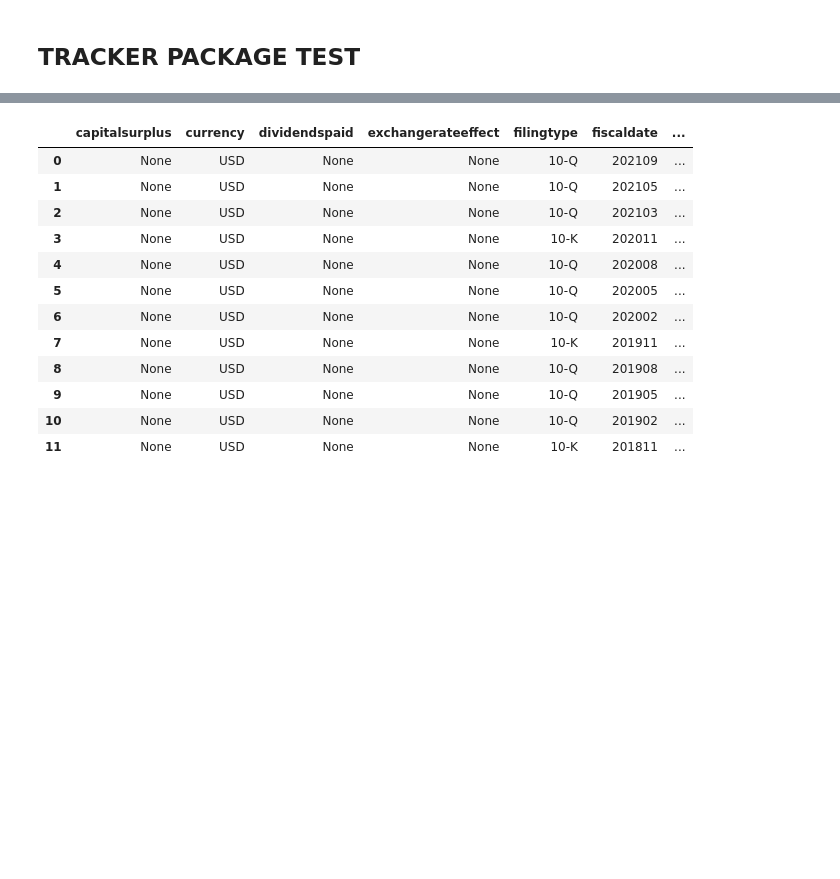
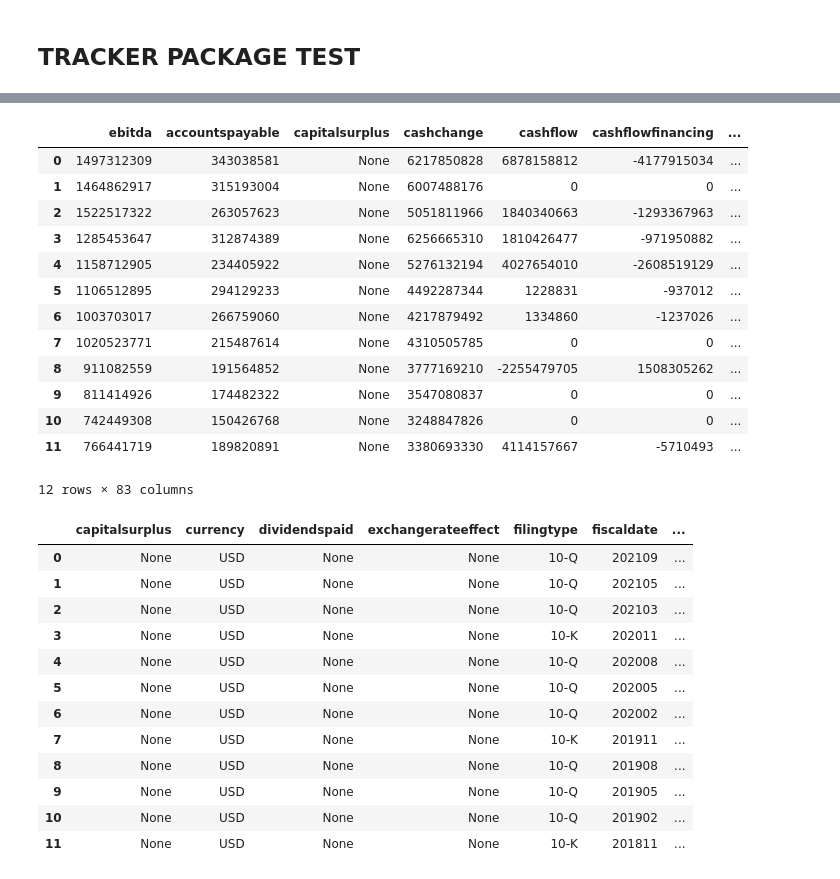
Before and after one commit to Michiel-DK/tracker, a Jupyter notebook: notebooks/try.ipynb, the cells around one changed output, grey strips where cells are left out. Saved outputs shown, nothing was run; the diff lists cells and outputs as text; code cells hidden in the pictures; blank space fills up the shorter version.

```diff
--- a/notebooks/try.ipynb
+++ b/notebooks/try.ipynb
@@ -41,5 +39,22 @@ adbe.preprocess()
 # %%
 full_table = adbe.add_fundamentals()
+# %%
+full_table
+# %% [output]
+|  | ebitda | accountspayable | capitalsurplus | cashchange | cashflow | cashflowfinancing | ... |
+| 0 | 1497312309 | 343038581 | None | 6217850828 | 6878158812 | -4177915034 | ... |
+| 1 | 1464862917 | 315193004 | None | 6007488176 | 0 | 0 | ... |
+| 2 | 1522517322 | 263057623 | None | 5051811966 | 1840340663 | -1293367963 | ... |
+| 3 | 1285453647 | 312874389 | None | 6256665310 | 1810426477 | -971950882 | ... |
+| 4 | 1158712905 | 234405922 | None | 5276132194 | 4027654010 | -2608519129 | ... |
+| 5 | 1106512895 | 294129233 | None | 4492287344 | 1228831 | -937012 | ... |
+| 6 | 1003703017 | 266759060 | None | 4217879492 | 1334860 | -1237026 | ... |
+| 7 | 1020523771 | 215487614 | None | 4310505785 | 0 | 0 | ... |
+| 8 | 911082559 | 191564852 | None | 3777169210 | -2255479705 | 1508305262 | ... |
+| 9 | 811414926 | 174482322 | None | 3547080837 | 0 | 0 | ... |
+| 10 | 742449308 | 150426768 | None | 3248847826 | 0 | 0 | ... |
+| 11 | 766441719 | 189820891 | None | 3380693330 | 4114157667 | -5710493 | ... |
+12 rows × 83 columns
 # %%
 import pandas as pd
 pd.set_option("display.max_rows", None, "display.max_columns", None)
```
Also changed, not shown: parts of 2 cells of this notebook, 3 other files.
